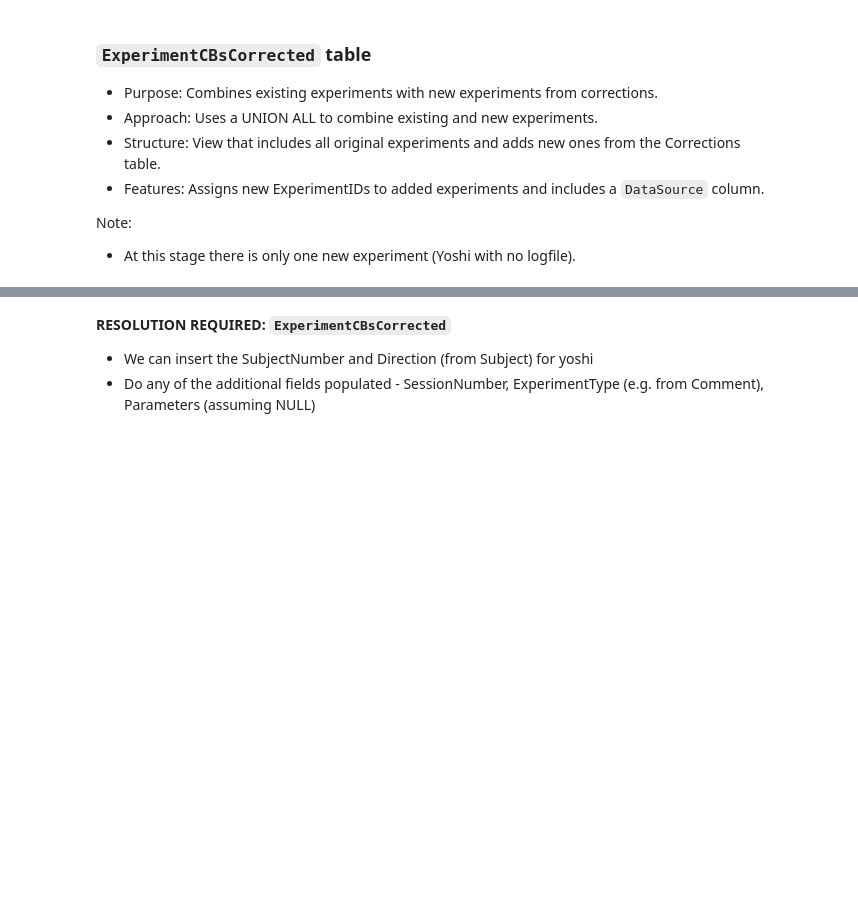
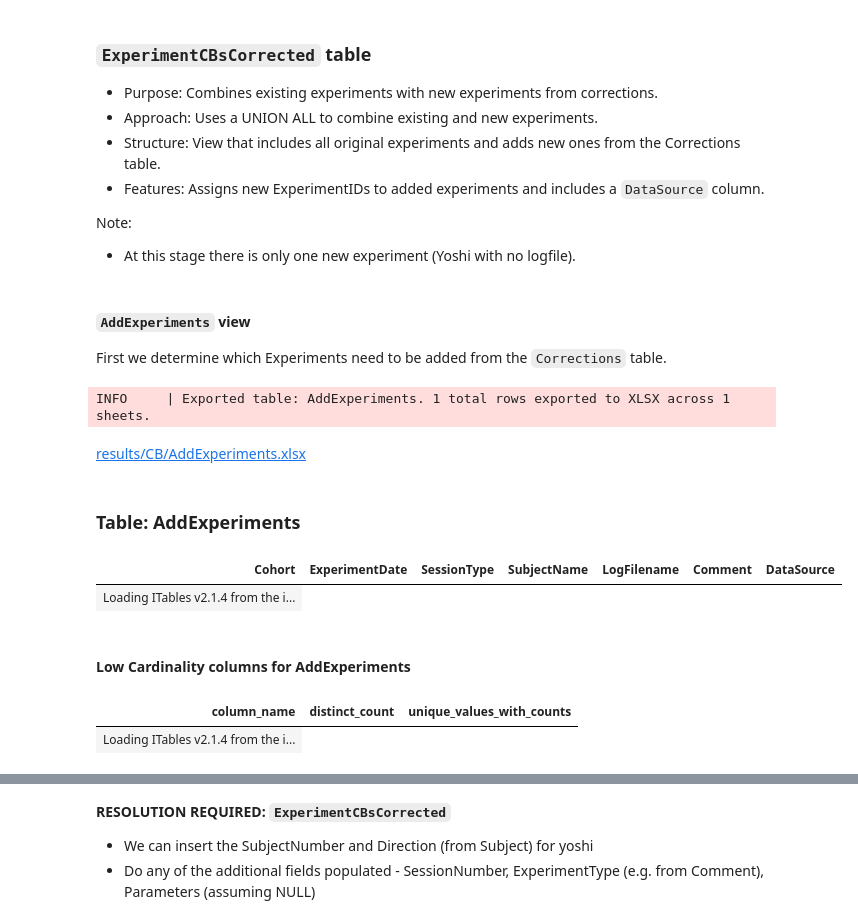
Before and after one commit to DataBooth/client-horse-logic, a Jupyter notebook: notebooks/corrections-to-database-CB.ipynb, the cells around one changed output, grey strips where cells are left out. Cells and saved outputs as stored; diff of their text form; code cells hidden in the pictures; blank space fills up the shorter version.

```diff
--- a/notebooks/corrections-to-database-CB.ipynb
+++ b/notebooks/corrections-to-database-CB.ipynb
@@ -862,3 +859,7 @@ So there are 386 actual corrections to make (and 230 "corrections" which are not
 Note:
 
 - At this stage there is only one new experiment (Yoshi with no logfile).
+# %% [markdown]
+#### `AddExperiments` view
+
+First we determine which Experiments need to be added from the `Corrections` table.
@@ -864,0 +893,11 @@ Note:
+# %%
+project.view_and_export_table("AddExperiments")
+# %% [output]
+INFO     | Exported table: AddExperiments. 1 total rows exported to XLSX across 1 sheets.
+[results/CB/AddExperiments.xlsx](results/CB/AddExperiments.xlsx)
+### Table: AddExperiments
+| Cohort | ExperimentDate | SessionType | SubjectName | LogFilename | Comment | DataSource |
+| Loading ITables v2.1.4 from the i... |
+#### Low Cardinality columns for AddExperiments
+| column_name | distinct_count | unique_values_with_counts |
+| Loading ITables v2.1.4 from the i... |
```
Also changed, not shown: parts of 37 cells of this notebook.
